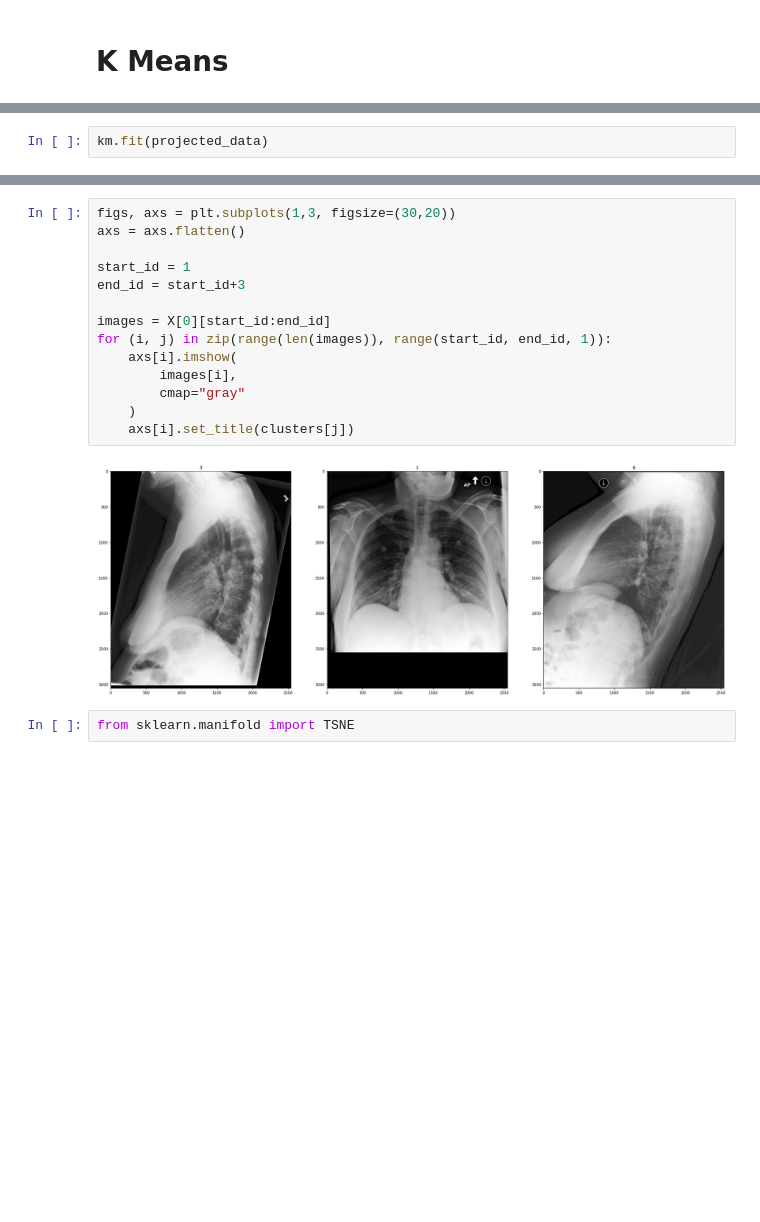
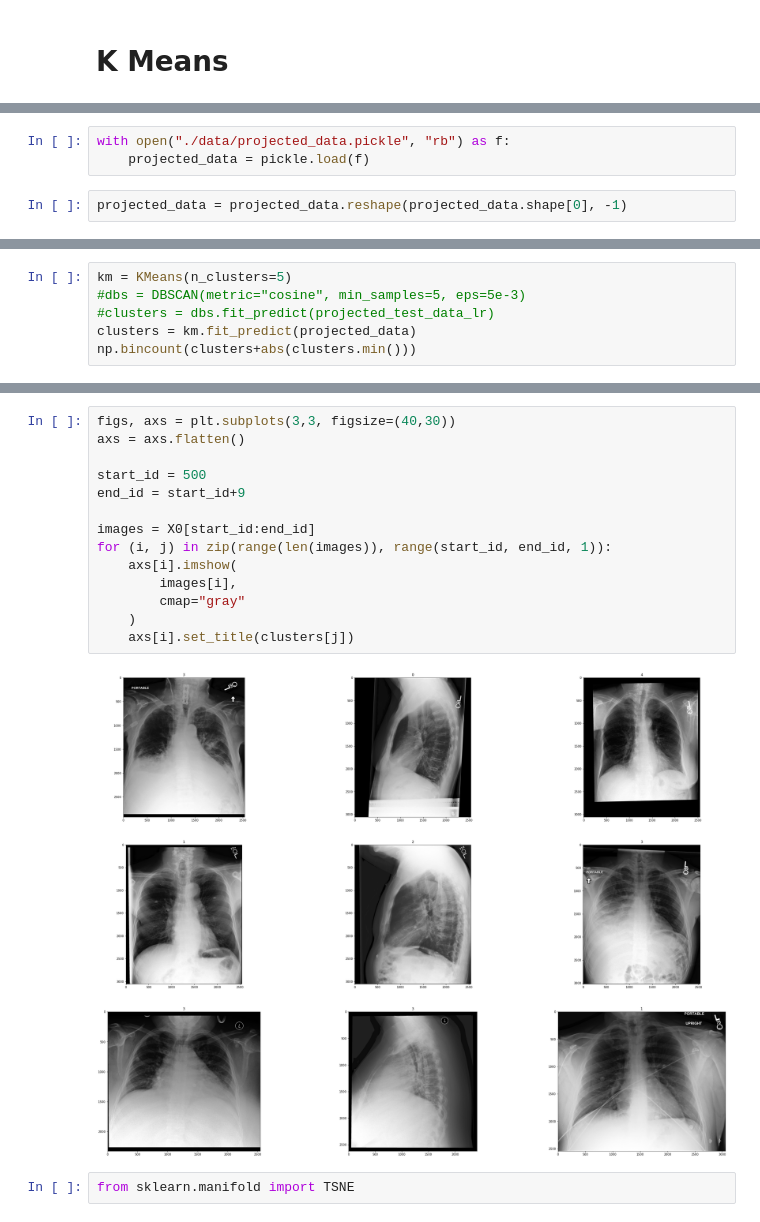
Before and after one commit to alibell/mimic_cxr_clustering, a Jupyter notebook: autoencoder.ipynb, the cells around one changed output, grey strips where cells are left out. Saved outputs shown, nothing was run; the diff lists cells and outputs as text; blank space fills up the shorter version.

```diff
--- a/autoencoder.ipynb
+++ b/autoencoder.ipynb
@@ -200,0 +357,5 @@ with open("./data/projected_data.pickle", "wb") as f:
+# %%
+with open("./data/projected_data.pickle", "rb") as f:
+    projected_data = pickle.load(f)
+# %%
+projected_data = projected_data.reshape(projected_data.shape[0], -1)
@@ -205,2 +366,0 @@ km = KMeans(n_clusters=10)
-# %%
-km.fit(projected_data)
@@ -210,0 +369,6 @@ clusters = km.predict(projected_data)
+# %%
+km = KMeans(n_clusters=5)
+#dbs = DBSCAN(metric="cosine", min_samples=5, eps=5e-3)
+#clusters = dbs.fit_predict(projected_test_data_lr)
+clusters = km.fit_predict(projected_data)
+np.bincount(clusters+abs(clusters.min()))
@@ -211,19 +396,19 @@ clusters = km.predict(projected_data)
 # %%
-figs, axs = plt.subplots(1,3, figsize=(30,20))
+figs, axs = plt.subplots(3,3, figsize=(40,30))
 axs = axs.flatten()
 
-start_id = 1
-end_id = start_id+3
+start_id = 500
+end_id = start_id+9
 
-images = X[0][start_id:end_id]
+images = X0[start_id:end_id]
 for (i, j) in zip(range(len(images)), range(start_id, end_id, 1)):
     axs[i].imshow(
         images[i],
         cmap="gray"
     )
     axs[i].set_title(clusters[j])
 # %% [output]
-[figure, old version]
+[figure, new version]
 # %%
 from sklearn.manifold import TSNE
 # %%
```
Also changed, not shown: parts of 65 cells of this notebook, 3 other files.
